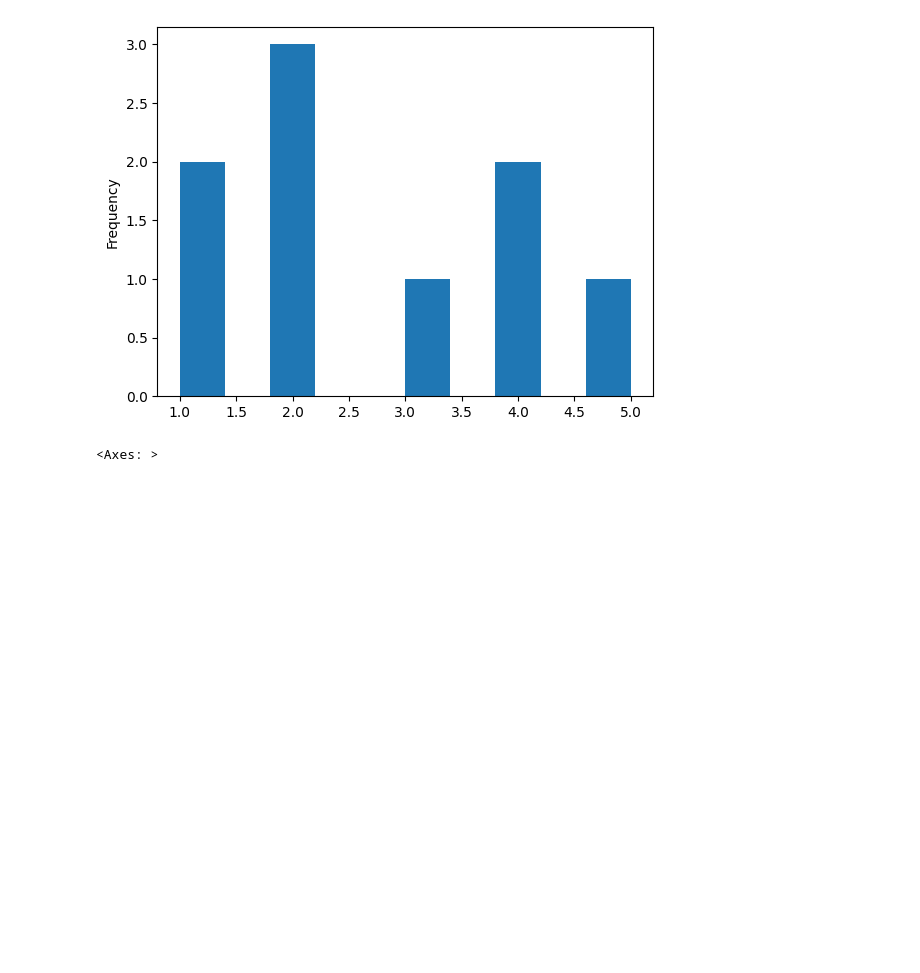
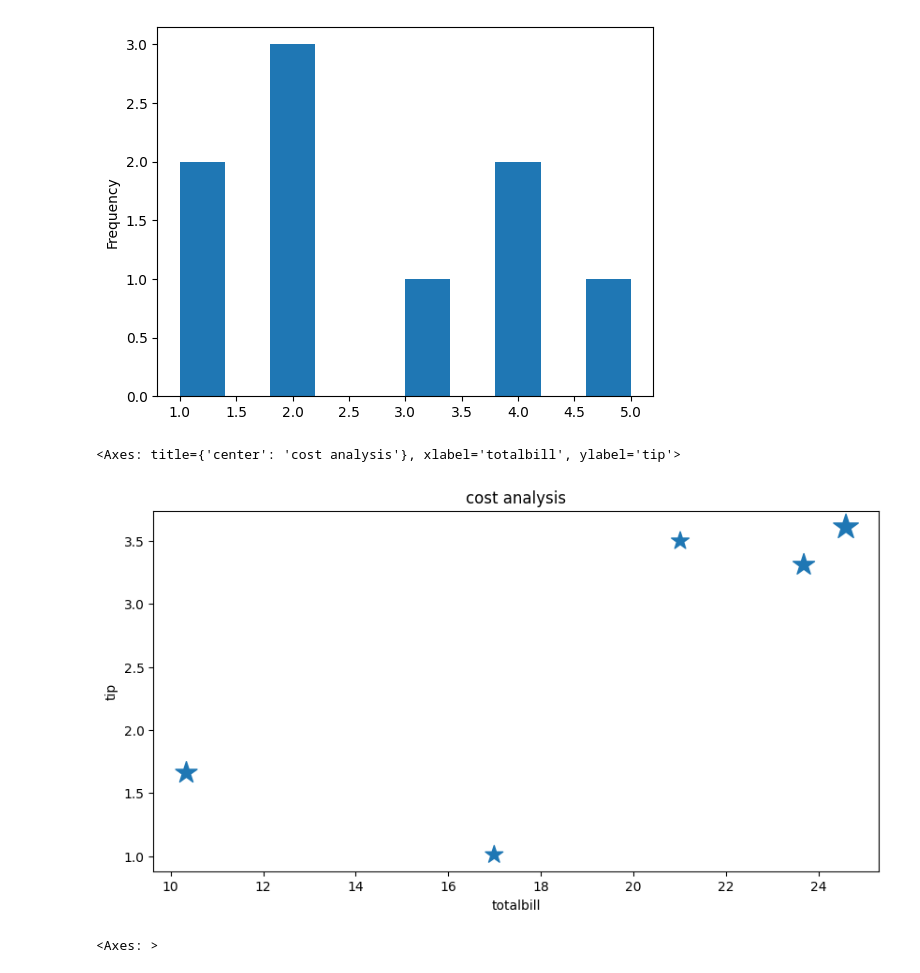
Before and after one commit to SUCCESSneeded/practice, a Jupyter notebook: subplot.ipynb, the cells around one changed output. Drawn from its saved outputs; the diff is of its cells as text; code cells hidden in the pictures; blank space fills up the shorter version.

```diff
--- a/subplot.ipynb
+++ b/subplot.ipynb
@@ -291,15 +290,18 @@ s.plot(kind='hist')
 # %%
 bill = {
     "totalbill": [16.99, 10.34, 21.01, 23.68, 24.59],
     "tip": [1.01, 1.66, 3.50, 3.31, 3.61],
     "sex": ["Female", "Male", "Male", "Male", "Female"],
-    "day": ["Sun", "Sun", "Sun", "Sun", "Sun"],
+    "day": ["Sun", "Sat", "Sun", "Sat", "mon"],
     "tieme": ["Dinner", "Dinner", "Dinner", "Dinner", "Dinner"],
     "size":[2,3,2,3,4]
 }
 d=pd.DataFrame(bill)
 d['size']=d['size']*100
 d.plot(kind='scatter',x='totalbill',y='tip',title='cost analysis',marker='*',figsize=(10,5),s='size',cmap='jet')
+# %% [output]
+<Axes: title={'center': 'cost analysis'}, xlabel='totalbill', ylabel='tip'>
+[figure, added]
 # %%
 d.plot(kind='line')
 # %% [output]
```
Also changed, not shown: parts of 13 cells of this notebook.
